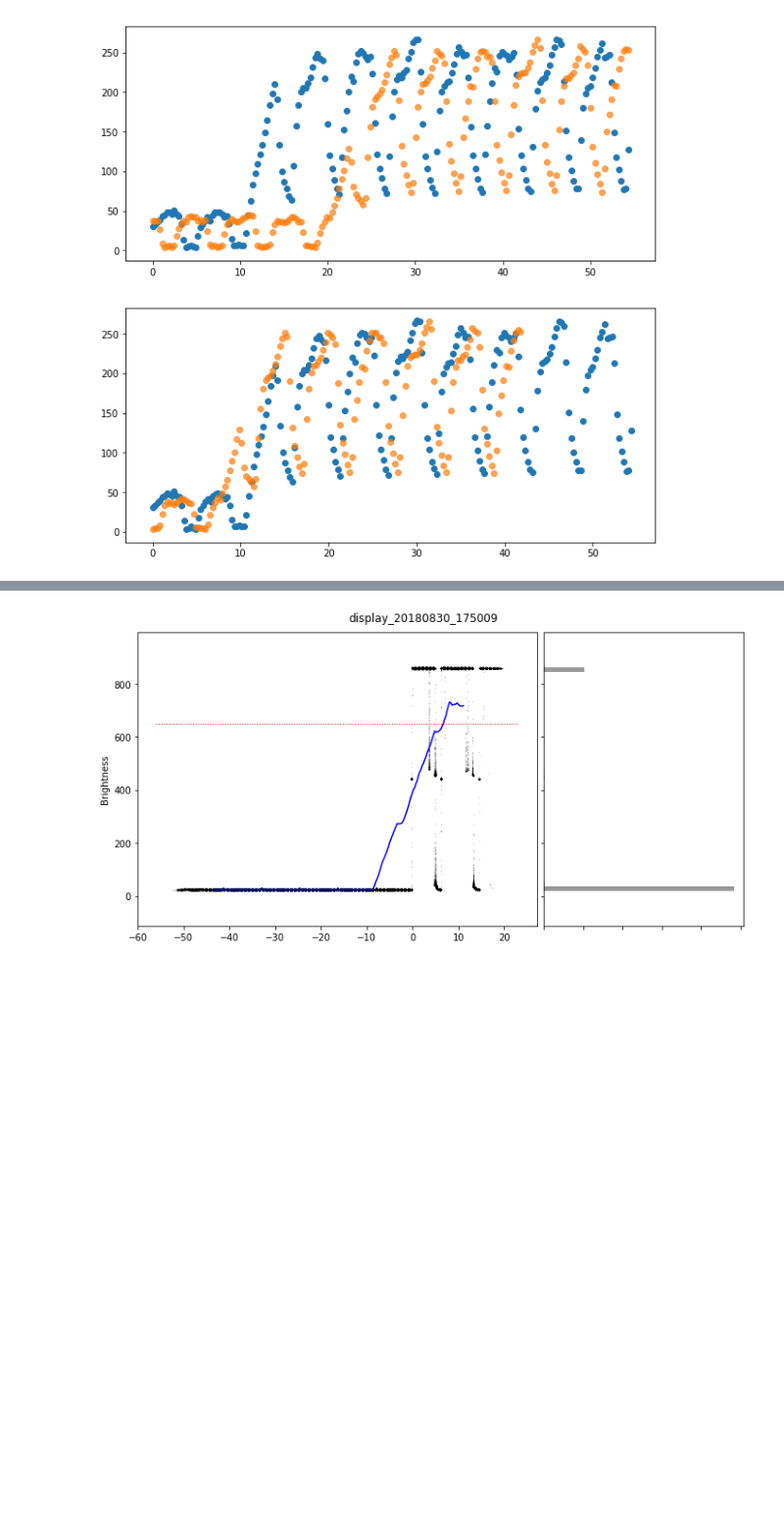
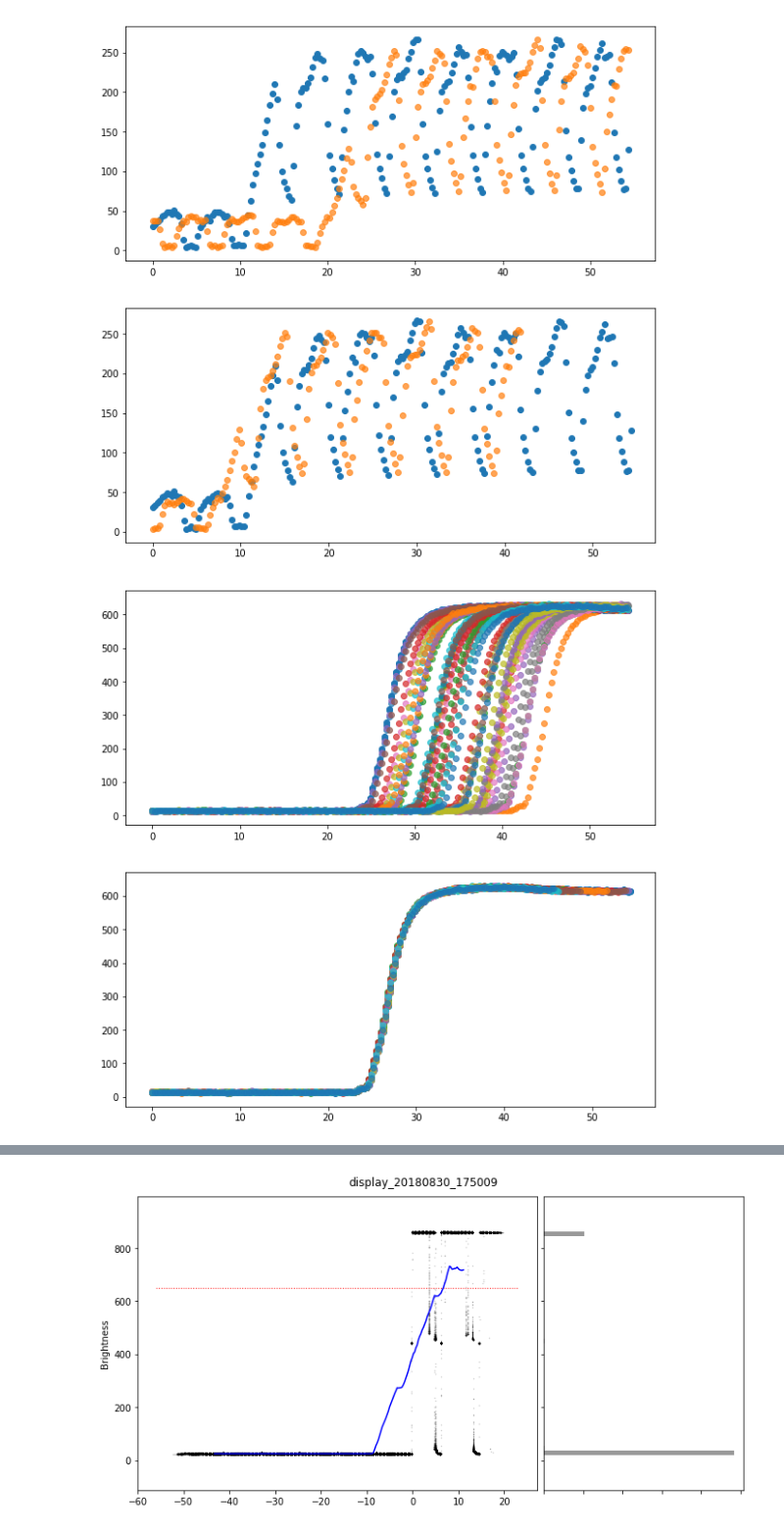
Before and after one commit to mohammadbashiri/vrlatency-experiment, a Jupyter notebook: Notebooks/display-nick.ipynb, the cells around one changed output, grey strips where cells are left out. Shown at 98% size. Cells and saved outputs as stored; diff of their text form; code cells hidden in the pictures; blank space fills up the shorter version.

Commit message:
shifting of brightness values in a single session workds

```diff
--- a/Notebooks/display-nick.ipynb
+++ b/Notebooks/display-nick.ipynb
@@ -226,3 +226,29 @@ ax2.scatter(test_trial.TrialTime.values[offset:] + (test_trial.TrialTime.values.
             test_trial.SensorBrightness.values[offset:], alpha=0.7);
 # %% [output]
 [figure]
+# %%
+sess_id = 26  #16
+session = dfp.iloc[sess_id].name
+dd = dfl[dfl['Session'] == session]
+
+fastest_trial = dd[dd.DisplayLatency == dd.DisplayLatency.min()]
+fastest_trialnum = fastest_trial.Trial.unique()[0]
+
+fig, (ax1, ax2) = plt.subplots(nrows=2, figsize=(10,10))
+ax1.scatter(fastest_trial.TrialTime, fastest_trial.SensorBrightness);
+ax2.scatter(fastest_trial.TrialTime, fastest_trial.SensorBrightness);
+
+for trial in range(dd.Trial.min(), dd.Trial.max(), 20):
+
+    test_trialnum = trial
+    test_trial = dd[dd.Trial == test_trialnum]
+
+    fastest_transtion_sample = fastest_trial[fastest_trial.TrialTransitionTime == 0].Sample.values[0]
+    test_transition_sample = test_trial[test_trial.TrialTransitionTime == 0].Sample.values[0]
+    offset = test_transition_sample - fastest_transtion_sample
+
+    ax1.scatter(test_trial.TrialTime, test_trial.SensorBrightness, alpha=.7);
+    ax2.scatter(test_trial.TrialTime.values[offset:] + (test_trial.TrialTime.values.min() - test_trial.TrialTime.values[offset]),
+                test_trial.SensorBrightness.values[offset:], alpha=0.7);
+# %% [output]
+[figure, added]
```
Also changed, not shown: parts of 1 cell of this notebook.
